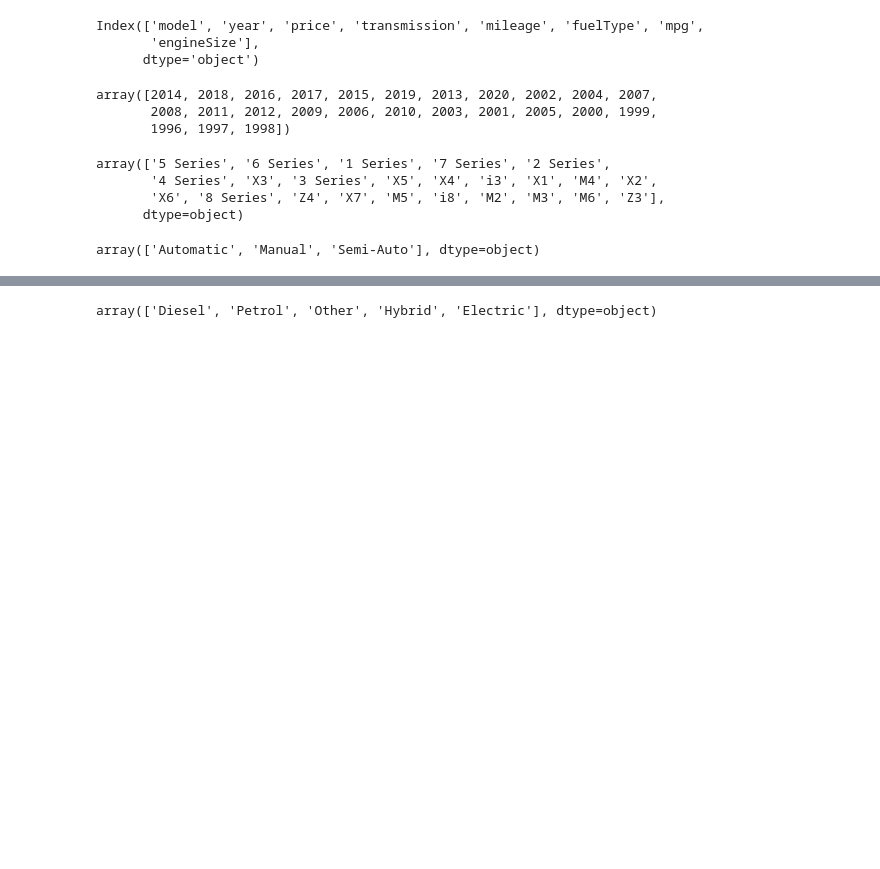
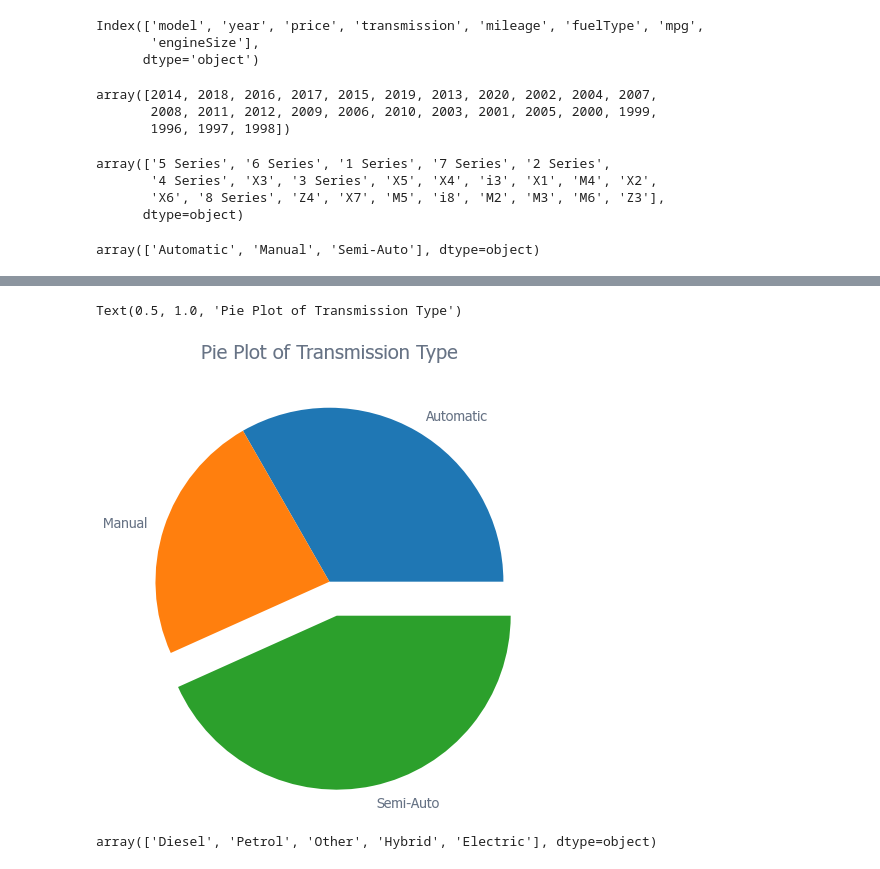
Before and after one commit to MSIA/2022-msia423-yihanzhou, a Jupyter notebook: notebooks/AVCmodel.ipynb, the cells around one changed output, grey strips where cells are left out. Drawn from its saved outputs; the diff is of its cells as text; code cells hidden in the pictures; blank space fills up the shorter version.

```diff
--- a/notebooks/AVCmodel.ipynb
+++ b/notebooks/AVCmodel.ipynb
@@ -85,7 +85,7 @@ dateplus = lambda x: "%s-%s" % (now, x)
 # %% [markdown]
 We will be using the [100,000 UK Used Car Data set](https://www.kaggle.com/datasets/adityadesai13/used-car-dataset-ford-and-mercedes?datasetId=750216&searchQuery=bmw&select=bmw.csv)
 # %%
-bmw = pd.read_csv('bmw.csv')
+bmw = pd.read_csv('/Users/franklin/Desktop/2022-msia423-yihanzhou/data/bmw2.csv')
 bmw.shape
 # %% [output]
 (10781, 9)
@@ -171,3 +179,11 @@ array(['Automatic', 'Manual', 'Semi-Auto'], dtype=object)
+# %%
+group1 = bmw.groupby('transmission').count()
+# %%
+plt.pie(group1.model,labels = group1.index,explode = [0,0,0.2])
+plt.title("Pie Plot of Transmission Type")
+# %% [output]
+Text(0.5, 1.0, 'Pie Plot of Transmission Type')
+[figure, added]
 # %%
 bmw.fuelType.unique()
 # %% [output]
```
Also changed, not shown: parts of 2 cells of this notebook.
